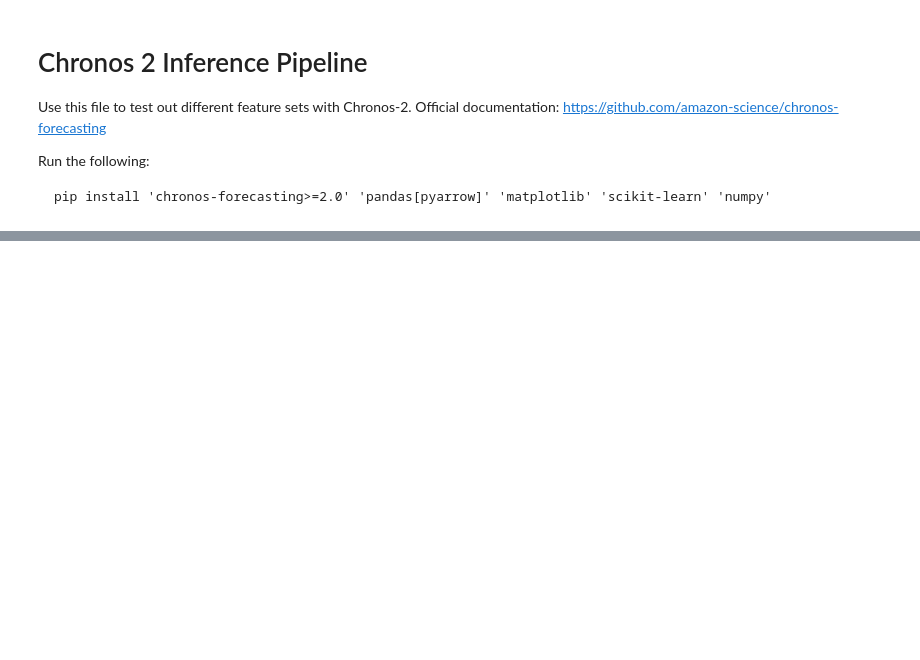
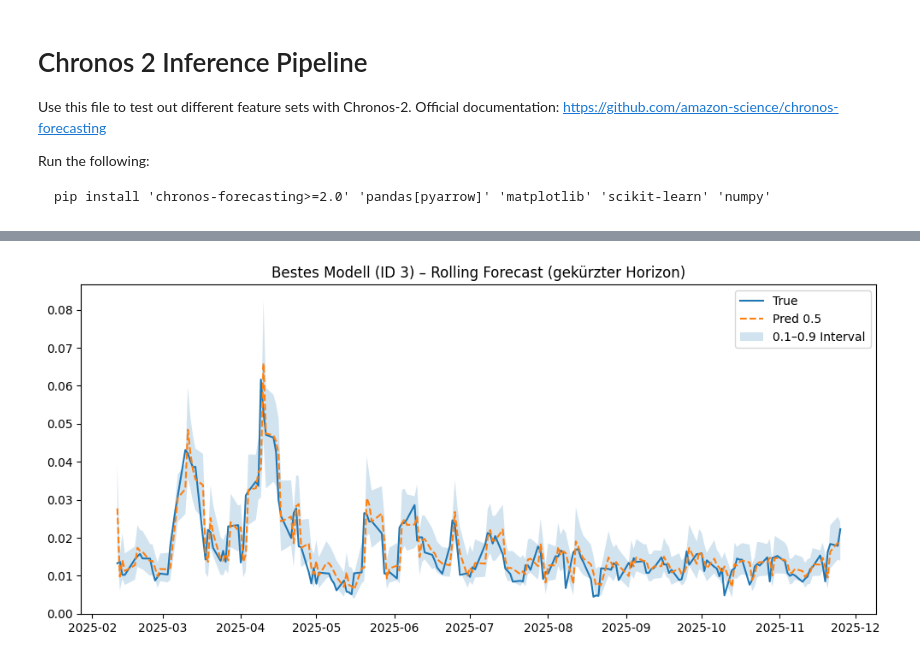
Before and after one commit to gilStettler/stonksai, a Jupyter notebook: inference_chronos2.ipynb, the cells around one changed output, grey strips where cells are left out. Drawn from its saved outputs; the diff is of its cells as text; code cells hidden in the pictures; blank space fills up the shorter version.

```diff
--- a/inference_chronos2.ipynb
+++ b/inference_chronos2.ipynb
@@ -572,49 +551,46 @@ plt.show()
 # %%
-# ===========================
-# Metrics – Rolling Backtest
-# ===========================
+# %% [markdown]
+# ================================================================
+# 9. BESTES MODELL – erneut bauen & plotten (mit begrenztem Horizon)
+# ================================================================
 
-# RMSE
-rmse_rolling = np.sqrt(mean_squared_error(y_true_rolling, y_pred_median_rolling))
+# %%
+best = results_df_sorted.iloc[0]
 
-# MAE
-mae_rolling = mean_absolute_error(y_true_rolling, y_pred_median_rolling)
+df_best, feats_best = build_training_matrix(
+    df_raw,
+    TARGET_COL,
+    best["lags"],
+    best["rolling"],
+    best["features"]
+)
 
-# Adjusted R Squared
-r2_rolling = r2_score(y_true_rolling, y_pred_median_rolling)
-n_roll = len(y_true_rolling)
-p_roll = len(feature_cols)
+# hier: nur z.B. die letzten 200 Test-Punkte nehmen
+res_best = rolling_backtest(
+    df_model=df_best,
+    feature_cols=feats_best,
+    target_col=TARGET_COL,
+    id_col=ID_COL,
+    date_col=DATE_COL,
+    train_ratio=0.8,
+    max_steps=200,     # <- anpassen, falls du weniger/mehr willst
+)
 
-if n_roll - p_roll - 1 > 0:
-    adj_r2_rolling = 1 - (1 - r2_rolling) * (n_roll - 1) / (n_roll - p_roll - 1)
-else:
-    adj_r2_rolling = np.nan  # nicht definiert bei zu wenig Samples vs. Features
+# %%
+res_best_sorted = res_best.sort_values(DATE_COL)
 
-# Quantile Loss (Pinball loss)
-valid_mask_roll = ~y_true_rolling.isna()
+plt.figure(figsize=(12,5))
+plt.plot(res_best_sorted[DATE_COL], res_best_sorted[TARGET_COL], label="True")
+plt.plot(res_best_sorted[DATE_COL], res_best_sorted["0.5"], label="Pred 0.5", linestyle="--")
+plt.fill_between(
+    res_best_sorted[DATE_COL],
+    res_best_sorted["0.1"],
+    res_best_sorted["0.9"],
+    alpha=0.2,
+    label="0.1–0.9 Interval"
+)
 
-def pinball_loss(y, yhat, q):
-    diff = y - yhat
-    return np.mean(np.maximum(q * diff, (q - 1) * diff))
-
-quantile_losses_rolling = {}
-for q in [0.1, 0.5, 0.9]:
-    q_str = str(q)
-    yhat_q_roll = results_rolling[q_str].astype(float)[valid_mask_roll]
-    quantile_losses_rolling[q] = pinball_loss(y_true_rolling.values, yhat_q_roll.values, q)
-
-# CRPS-Approximation
-qs_roll = np.array(sorted(quantile_losses_rolling.keys()))
-Ls_roll = np.array([quantile_losses_rolling[q] for q in qs_roll])
-crps_rolling = 2 * np.trapezoid(Ls_roll, qs_roll)
-
-# Ausgabe
-print("== Rolling Backtest Metrics ==")
-print("CRPS (approx., rolling):", crps_rolling)
-print("RMSE (rolling):", rmse_rolling)
-print("MAE (rolling):", mae_rolling)
-print("Adjusted R^2 (rolling):", adj_r2_rolling)
-print("Quantile Losses (rolling):")
-for q, Lq in quantile_losses_rolling.items():
-    print(f"--> q={q}: {Lq}")
+plt.legend()
+plt.title(f"Bestes Modell (ID {best['model_id']}) – Rolling Forecast (gekürzter Horizon)")
+plt.show()
 # %% [output]
@@ -629,0 +605 @@ Quantile Losses (rolling):
+[figure, added]
```
Also changed, not shown: parts of 23 cells of this notebook.
